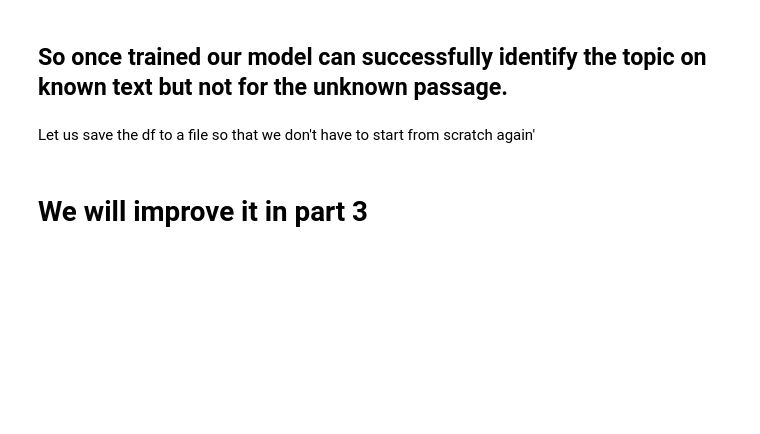
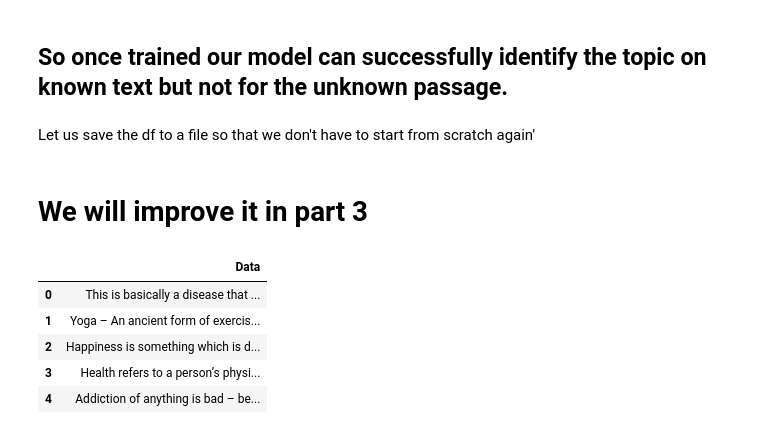
Before and after one commit to Apostrophie/Natural-Language-Toolkit, a Jupyter notebook: Topic Modeling/Topic Modelling part-2.ipynb, the cells around one changed output. Saved outputs shown, nothing was run; the diff lists cells and outputs as text; code cells hidden in the pictures; blank space fills up the shorter version.

```diff
--- a/Topic Modeling/Topic Modelling part-2.ipynb
+++ b/Topic Modeling/Topic Modelling part-2.ipynb
@@ -514,3 +508,27 @@ df.to_csv('Scrapped_data.csv', index=False)
 #pd.read_csv('Scrapped_data.csv')
 # %% [markdown]
 # We will improve it in part 3
+# %%
+test_data = list()
+for link in essay_links[360:]:
+    essay_data = urllib.request.urlopen(link)
+    soup = BeautifulSoup(essay_data, 'lxml')
+    #print(soup.title)
+    par = soup.find(name = 'div', attrs="post-content entry-content")
+    paras = par.find_all(name='p')
+    Document_text=''
+    for p in paras:
+        Document_text+=p.get_text().strip()+' '
+        Document_text=re.sub('<!--(.*?)-->', '',Document_text )
+
+    test_data.append(Document_text)
+# %%
+df_test = pd.DataFrame(columns=['Data'], data =test_data)
+df_test.head()
+# %% [output]
+|  | Data |
+| 0 | This is basically a disease that ... |
+| 1 | Yoga – An ancient form of exercis... |
+| 2 | Happiness is something which is d... |
+| 3 | Health refers to a person’s physi... |
+| 4 | Addiction of anything is bad – be... |
```
Also changed, not shown: parts of 3 cells of this notebook, 2 other files.
